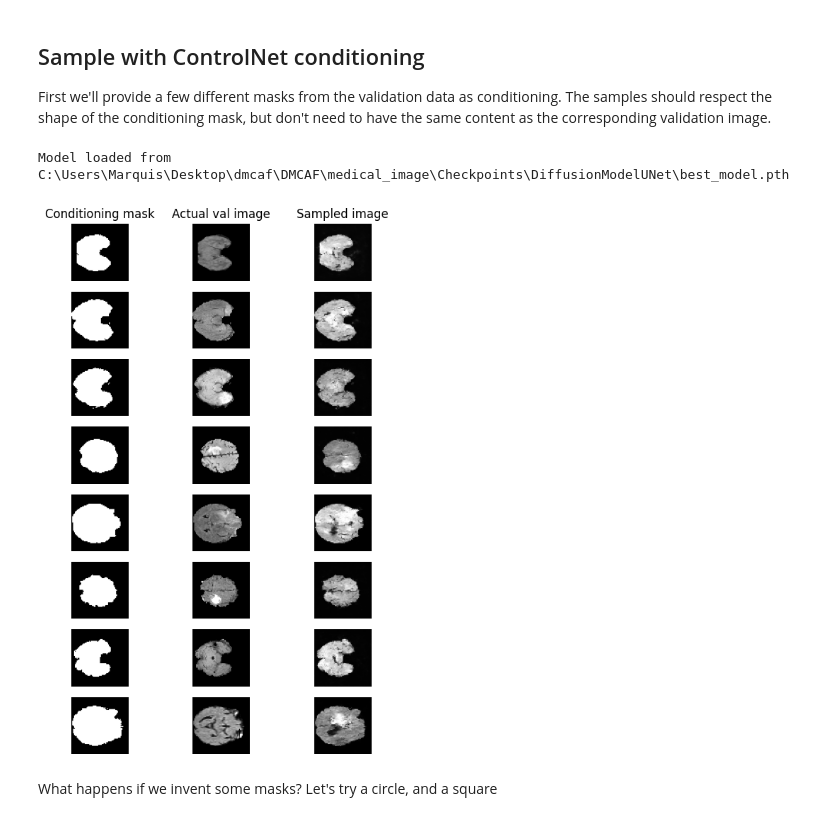
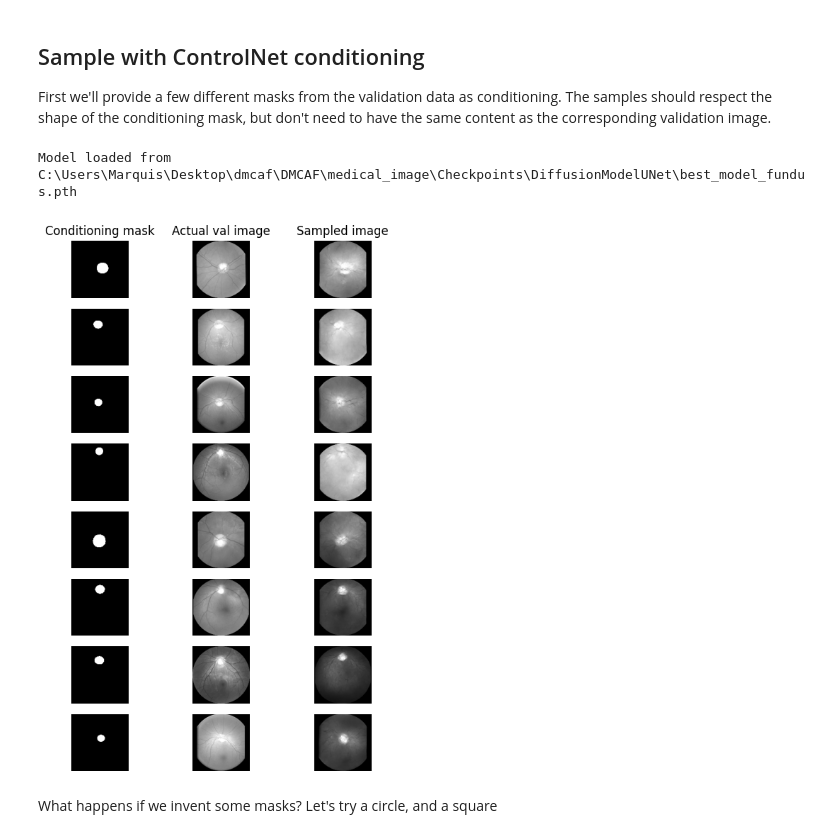
Before and after one commit to buma13/DMCAF, a Jupyter notebook: medical_image/2d_controlnet.ipynb, the cells around one changed output. Drawn from its saved outputs; the diff is of its cells as text; code cells hidden in the pictures.

Commit message:
Fundus pipeline

```diff
--- a/medical_image/2d_controlnet.ipynb
+++ b/medical_image/2d_controlnet.ipynb
@@ -74,5 +60,12 @@ set_determinism(SEED)
 # %% [markdown]
 We create the training and validation datasets:
 # %%
+import importlib
+import data
+importlib.reload(data)
 from data import get_datasets_and_loaders
-train_ds, val_ds, train_loader, val_loader = get_datasets_and_loaders(batch_size=8, num_workers=0, verbose=True)
+
+dataset_used = "fundus"
+
+data_dir = Path.cwd() / "Datasets"
+train_ds, val_ds, train_loader, val_loader = get_datasets_and_loaders(batch_size=8, num_workers=4, verbose=True, dataset=dataset_used ,data_dir=data_dir)
@@ -130,7 +133,7 @@ from models import get_model, get_scheduler, get_inferers
 device = torch.device("cuda")
 
 # Load model
-model = get_model(device)
+model = get_model(device, in_channels=1)
 model_name = model.__class__.__name__
 print(f"Model: {model_name}")
 
@@ -146,8 +147,8 @@ Model: DiffusionModelUNet
 ### Run training
 # %%
 max_epochs = 200
-val_interval = 10
-val_interval_print = 30
+val_interval = 5
+val_interval_print = 5
 epoch_loss_list = []
 val_epoch_loss_list = []
 print_every = 10
@@ -214,19 +215,19 @@ for epoch in range(max_epochs):
         # Save best model
         if avg_val_loss < best_val_loss:
             best_val_loss = avg_val_loss
-            best_path = checkpoint_dir / "best_model.pth"
+            best_path = checkpoint_dir / f"best_model_{dataset_used}.pth"
             torch.save(model.state_dict(), best_path)
             print(f"Best model saved at epoch {epoch+1} with val loss {best_val_loss:.4f}")
 
         # Save periodic checkpoint
-        checkpoint_path = checkpoint_dir / f"checkpoint_epoch_{epoch+1}.pth"
+        checkpoint_path = checkpoint_dir / f"checkpoint_{dataset_used}_epoch_{epoch+1}.pth"
         torch.save(model.state_dict(), checkpoint_path)
         print(f"Checkpoint saved: {checkpoint_path.name}")
 
 
         if (epoch + 1) % val_interval_print == 0:
             # Sampling image during training
-            noise = torch.randn((1, 1, 64, 64))
+            noise = torch.randn((1, 1, 128, 128))
             noise = noise.to(device)
             scheduler.set_timesteps(num_inference_steps=1000)
             with autocast("cuda", enabled=True):
@@ -324,7 +249,7 @@ train completed, total time: 1056.3555870056152.
 from models import get_controlnet, get_inferers
 
 # Create controlnet and freeze diffusion model weights
-controlnet = get_controlnet(device, model, scheduler)
+controlnet = get_controlnet(device, model)
 
 # Get ControlNet inferer
 _, controlnet_inferer = get_inferers(scheduler)
@@ -507,8 +465,8 @@ First we'll provide a few different masks from the validation data as conditioni
 # %%
 #highlight Model and ControlNet checkpoint loading
 
-model_ckpt_path = Path.cwd() / "Checkpoints" / model_name / "best_model.pth"
-controlnet_ckpt_path = Path.cwd() / "Checkpoints" / controlnet_model_name / "best_model.pth"
+model_ckpt_path = Path.cwd() / "Checkpoints" / model_name / f"best_model_{dataset_used}.pth"
+controlnet_ckpt_path = Path.cwd() / "Checkpoints" / controlnet_model_name / f"best_model_{dataset_used}.pth"
 
 model.load_state_dict(torch.load(model_ckpt_path, map_location=device))
 controlnet.load_state_dict(torch.load(controlnet_ckpt_path, map_location=device))
@@ -521,7 +479,7 @@ controlnet.eval()
 progress_bar_sampling = tqdm(scheduler.timesteps, total=len(scheduler.timesteps), ncols=110, position=0, leave=True)
 progress_bar_sampling.set_description("sampling...")
 num_samples = 8
-sample = torch.randn((num_samples, 1, 64, 64)).to(device)
+sample = torch.randn((num_samples, 1, 128, 128)).to(device)
 
 val_batch = first(val_loader)
 val_images = val_batch["image"].to(device)
@@ -532,38 +490,38 @@ for t in progress_bar_sampling:
             down_block_res_samples, mid_block_res_sample = controlnet(
                 x=sample,
                 timesteps=torch.Tensor((t,)).to(device).long(),
                 controlnet_cond=val_masks[:num_samples, ...]
             )
             noise_pred = model(
                 sample,
                 timesteps=torch.Tensor((t,)).to(device),
                 down_block_additional_residuals=down_block_res_samples,
                 mid_block_additional_residual=mid_block_res_sample,
             )
             sample, _ = scheduler.step(model_output=noise_pred, timestep=t, sample=sample)
 
 plt.subplots(num_samples, 3, figsize=(6, 8))
 for k in range(num_samples):
     plt.subplot(num_samples, 3, k * 3 + 1)
-    plt.imshow(val_masks[k, 0, ...].numpy().cpu(), vmin=0, vmax=1, cmap="gray")
+    plt.imshow(val_masks[k, 0, ...].cpu().numpy(), vmin=0, vmax=1, cmap="gray")
     plt.axis("off")
     if k == 0:
         plt.title("Conditioning mask")
     plt.subplot(num_samples, 3, k * 3 + 2)
-    plt.imshow(val_images[k, 0, ...].numpy().cpu(), vmin=0, vmax=1, cmap="gray")
+    plt.imshow(val_images[k, 0, ...].cpu().numpy(), vmin=0, vmax=1, cmap="gray")
     plt.axis("off")
     if k == 0:
         plt.title("Actual val image")
     plt.subplot(num_samples, 3, k * 3 + 3)
-    plt.imshow(sample[k, 0, ...].numpy().cpu(), vmin=0, vmax=1, cmap="gray")
+    plt.imshow(sample[k, 0, ...].cpu().numpy(), vmin=0, vmax=1, cmap="gray")
     plt.axis("off")
     if k == 0:
         plt.title("Sampled image")
 plt.tight_layout()
 plt.show()
 # %% [output]
-Model loaded from C:\Users\Marquis\Desktop\dmcaf\DMCAF\medical_image\Checkpoints\DiffusionModelUNet\best_model.pth
+Model loaded from C:\Users\Marquis\Desktop\dmcaf\DMCAF\medical_image\Checkpoints\DiffusionModelUNet\best_model_fundus.pth
-[figure, old version]
+[figure, new version]
 # %% [markdown]
 What happens if we invent some masks? Let's try a circle, and a square
 # %%
```
Also changed, not shown: parts of 9 cells of this notebook, 4 other files.
